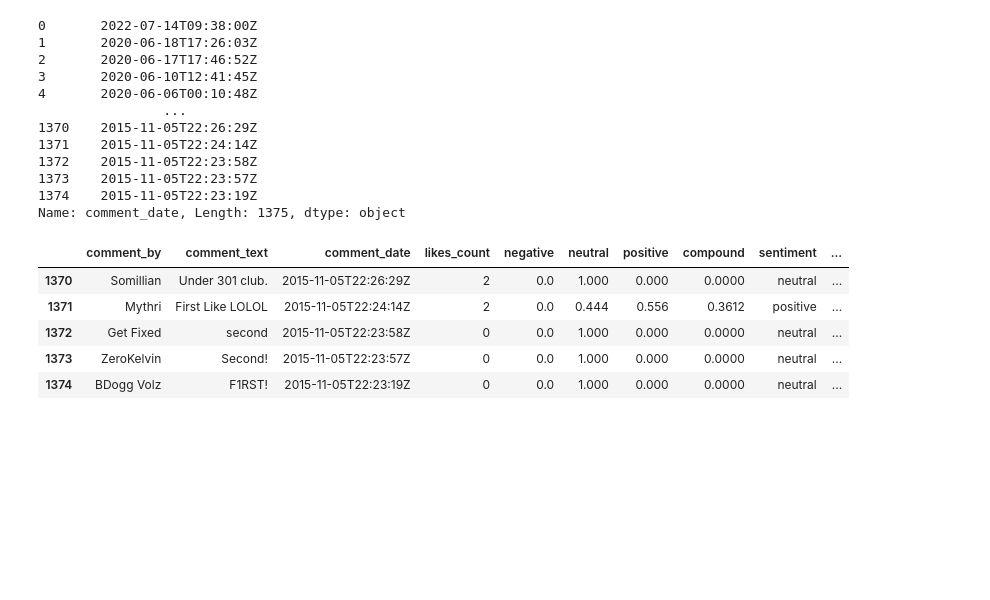
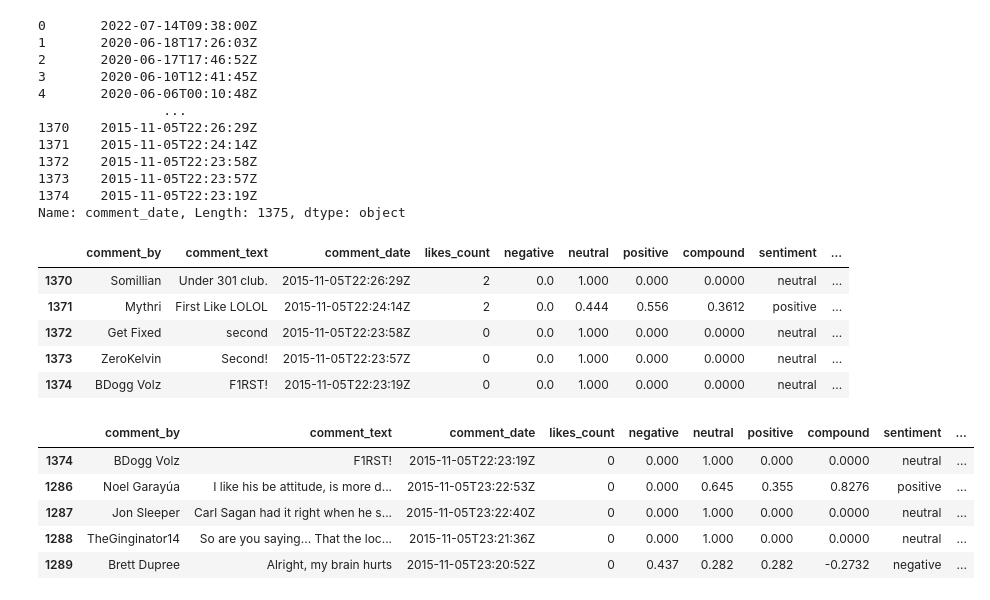
Before and after one commit to awaubreyw/aubrey_dissertation, a Jupyter notebook: src/get_sentiment_vader.ipynb, the cells around one changed output. Saved outputs shown, nothing was run; the diff lists cells and outputs as text; code cells hidden in the pictures; blank space fills up the shorter version.

```diff
--- a/src/get_sentiment_vader.ipynb
+++ b/src/get_sentiment_vader.ipynb
@@ -509,3 +513,12 @@ df1.tail()
 | 1372 | Get Fixed | second | 2015-11-05T22:23:58Z | 0 | 0.0 | 1.000 | 0.000 | 0.0000 | neutral | ... |
 | 1373 | ZeroKelvin | Second! | 2015-11-05T22:23:57Z | 0 | 0.0 | 1.000 | 0.000 | 0.0000 | neutral | ... |
 | 1374 | BDogg Volz | F1RST! | 2015-11-05T22:23:19Z | 0 | 0.0 | 1.000 | 0.000 | 0.0000 | neutral | ... |
+# %%
+sorted_df1.head()
+# %% [output]
+|  | comment_by | comment_text | comment_date | likes_count | negative | neutral | positive | compound | sentiment | ... |
+| 1374 | BDogg Volz | F1RST! | 2015-11-05T22:23:19Z | 0 | 0.000 | 1.000 | 0.000 | 0.0000 | neutral | ... |
+| 1286 | Noel Garayúa | I like his be attitude, is more d... | 2015-11-05T23:22:53Z | 0 | 0.000 | 0.645 | 0.355 | 0.8276 | positive | ... |
+| 1287 | Jon Sleeper | Carl Sagan had it right when he s... | 2015-11-05T23:22:40Z | 0 | 0.000 | 1.000 | 0.000 | 0.0000 | neutral | ... |
+| 1288 | TheGinginator14 | So are you saying... That the loc... | 2015-11-05T23:21:36Z | 0 | 0.000 | 1.000 | 0.000 | 0.0000 | neutral | ... |
+| 1289 | Brett Dupree | Alright, my brain hurts | 2015-11-05T23:20:52Z | 0 | 0.437 | 0.282 | 0.282 | -0.2732 | negative | ... |
```
Also changed, not shown: parts of 11 cells of this notebook.
